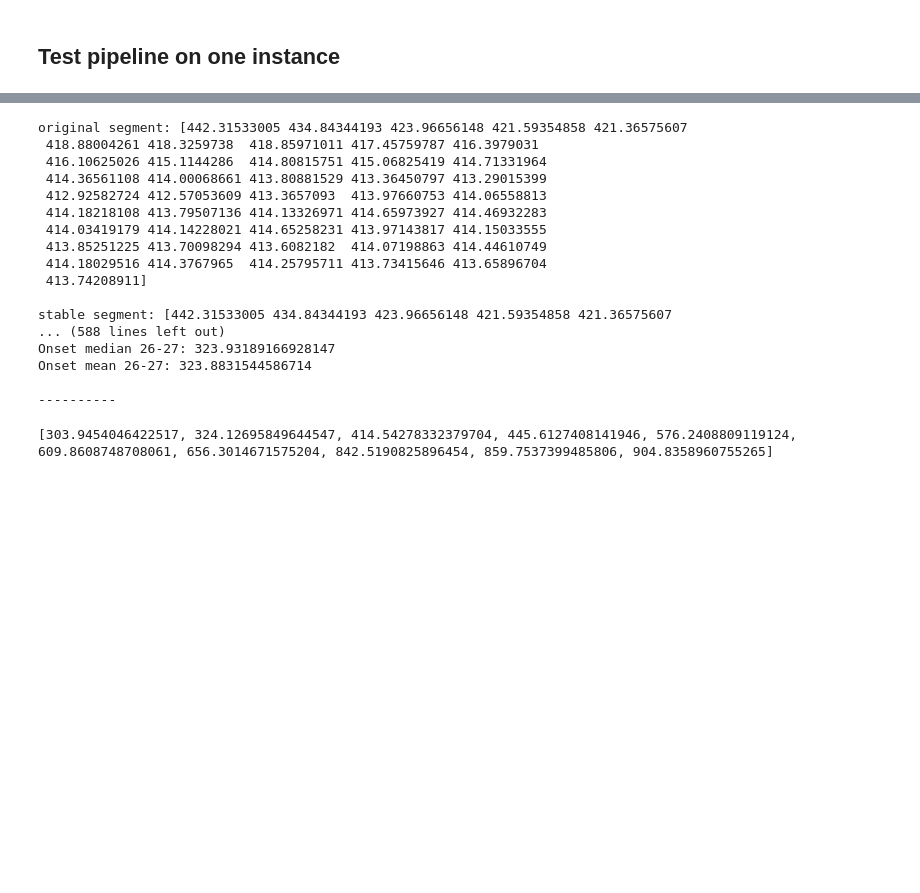
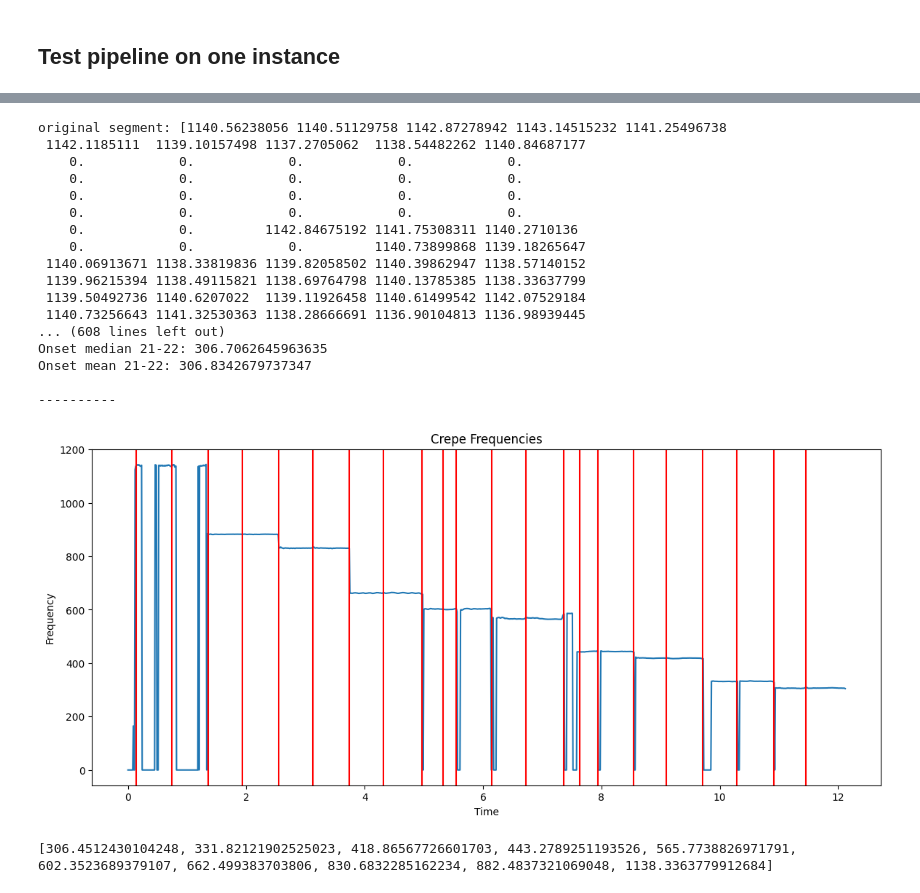
Before and after one commit to Masetto96/mir-gamelan, a Jupyter notebook: pipeline-alex.ipynb, the cells around one changed output, grey strips where cells are left out. Cells and saved outputs as stored; diff of their text form; code cells hidden in the pictures; blank space fills up the shorter version.

```diff
--- a/pipeline-alex.ipynb
+++ b/pipeline-alex.ipynb
@@ -115,11 +146,11 @@ for i, onset in enumerate(onsets):
     # this was an attempt to try to get the frequency with the highest confidence value.
     #  not working :-(
     # most_confident_idx = np.argmax(confidence[index_a:index_b])
-    # fq = frequency[most_confident_idx]
+    # fq = new_frequency[most_confident_idx]
     # # print(fq)
     # tones.append(fq)
 
-    frequency_segment = frequency[index_a:index_b]
+    frequency_segment = new_frequency[index_a:index_b]
     stable_freq_seg = u.select_stable_part(frequency_segment, threshold=0.5)
 
 
@@ -133,6 +164,7 @@ for i, onset in enumerate(onsets):
     print("original segment:", frequency_segment, "\n")
     print("stable segment:", stable_freq_seg, "\n")
     tone = np.median(stable_freq_seg)
+    if tone == 0: continue
     print(f'Onset median {i}-{i+1}: {tone}')
     print(f'Onset mean {i}-{i+1}: {np.mean(stable_freq_seg)}', "\n")
 
@@ -144,48 +176,50 @@ for i, onset in enumerate(onsets):
     # #     display(ipd.Audio(audio, rate=sr))
     # #     plt.plot(audio)
 # %% [output]
-original segment: [442.31533005 434.84344193 423.96656148 421.59354858 421.36575607
- 418.88004261 418.3259738  418.85971011 417.45759787 416.3979031
- 416.10625026 415.1144286  414.80815751 415.06825419 414.71331964
- 414.36561108 414.00068661 413.80881529 413.36450797 413.29015399
- 412.92582724 412.57053609 413.3657093  413.97660753 414.06558813
- 414.18218108 413.79507136 414.13326971 414.65973927 414.46932283
- 414.03419179 414.14228021 414.65258231 413.97143817 414.15033555
- 413.85251225 413.70098294 413.6082182  414.07198863 414.44610749
- 414.18029516 414.3767965  414.25795711 413.73415646 413.65896704
- 413.74208911]
-
-stable segment: [442.31533005 434.84344193 423.96656148 421.59354858 421.36575607
-... (588 lines left out)
-Onset median 26-27: 323.93189166928147
-Onset mean 26-27: 323.8831544586714
+original segment: [1140.56238056 1140.51129758 1142.87278942 1143.14515232 1141.25496738
+ 1142.1185111  1139.10157498 1137.2705062  1138.54482262 1140.84687177
+    0.            0.            0.            0.            0.
+    0.            0.            0.            0.            0.
+    0.            0.            0.            0.            0.
+    0.            0.            0.            0.            0.
+    0.            0.         1142.84675192 1141.75308311 1140.2710136
+    0.            0.            0.         1140.73899868 1139.18265647
+ 1140.06913671 1138.33819836 1139.82058502 1140.39862947 1138.57140152
+ 1139.96215394 1138.49115821 1138.69764798 1140.13785385 1138.33637799
+ 1139.50492736 1140.6207022  1139.11926458 1140.61499542 1142.07529184
+ 1140.73256643 1141.32530363 1138.28666691 1136.90104813 1136.98939445
+... (608 lines left out)
+Onset median 21-22: 306.7062645963635
+Onset mean 21-22: 306.8342679737347
 
 ----------
 # %%
 # for t in tones:
 #     audio = librosa.tone(t, duration=1)
 #     print(f'Playing t {t}')
 #     display(ipd.Audio(audio, rate=sr))
 
 plt.figure(figsize=(14, 6))  # Adjust the size as needed
 
 # Plot the interpolated frequencies
-plt.plot(time, frequency)
+plt.plot(time, new_frequency)
 plt.xlabel("Time")
 plt.ylabel("Frequency")
 plt.title("Crepe Frequencies")
 
 for t in onsets:
     plt.axvline(x=round(t, 2), color="r", linestyle="-", label=f"Time {t}")
 
 
 # # Plot stable segments
 # for idxs in stable_segments_idxs:
 #     plt.axvspan(idxs[0], idxs[1], color='green', alpha=0.5)
 # plt.show()
+# %% [output]
+[figure, added]
 # %%
-grouped_averaged_frequencies = u.group_and_average_frequencies(tones)
-print(grouped_averaged_frequencies)
+tone_group = u.group_and_average_frequencies(tones)
+print(tone_group)
 # %% [output]
-[303.9454046422517, 324.12695849644547, 414.54278332379704, 445.6127408141946, 576.2408809119124, 609.8608748708061, 656.3014671575204, 842.5190825896454, 859.7537399485806, 904.8358960755265]
+[306.4512430104248, 331.82121902525023, 418.86567726601703, 443.2789251193526, 565.7738826971791, 602.3523689379107, 662.499383703806, 830.6832285162234, 882.4837321069048, 1138.3363779912684]
 # %%
```
Also changed, not shown: parts of 17 cells of this notebook, 1 other file.
